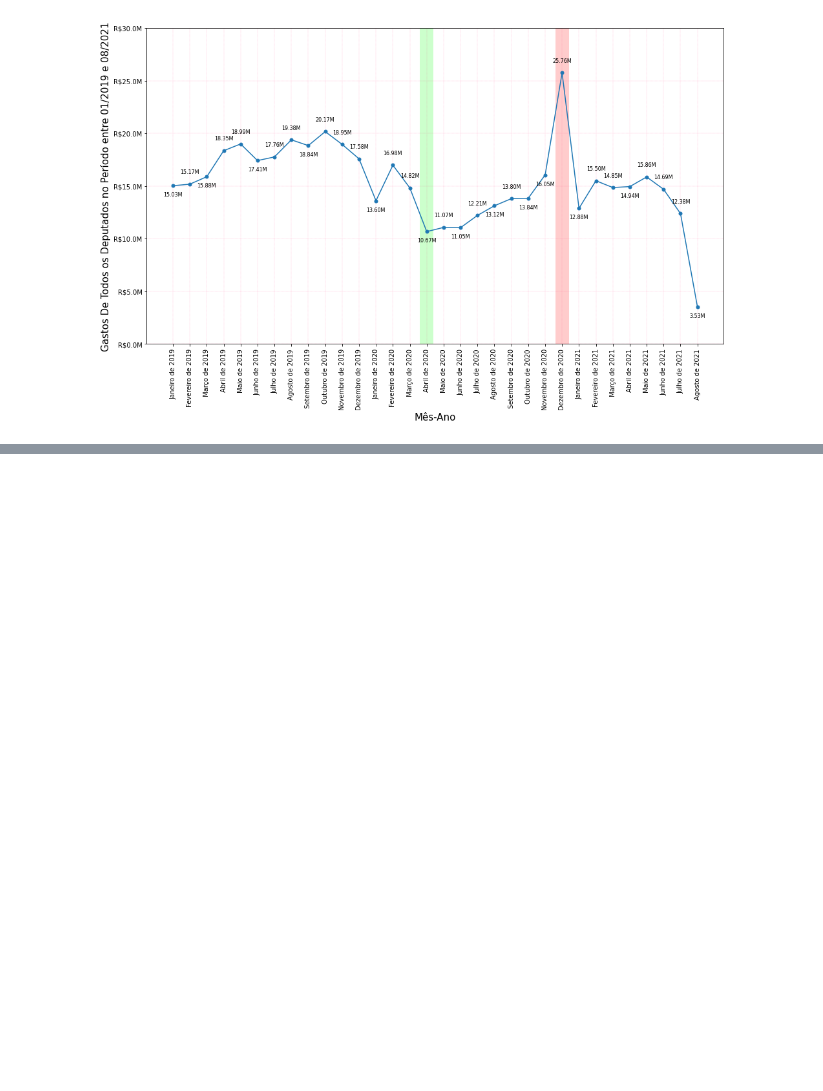
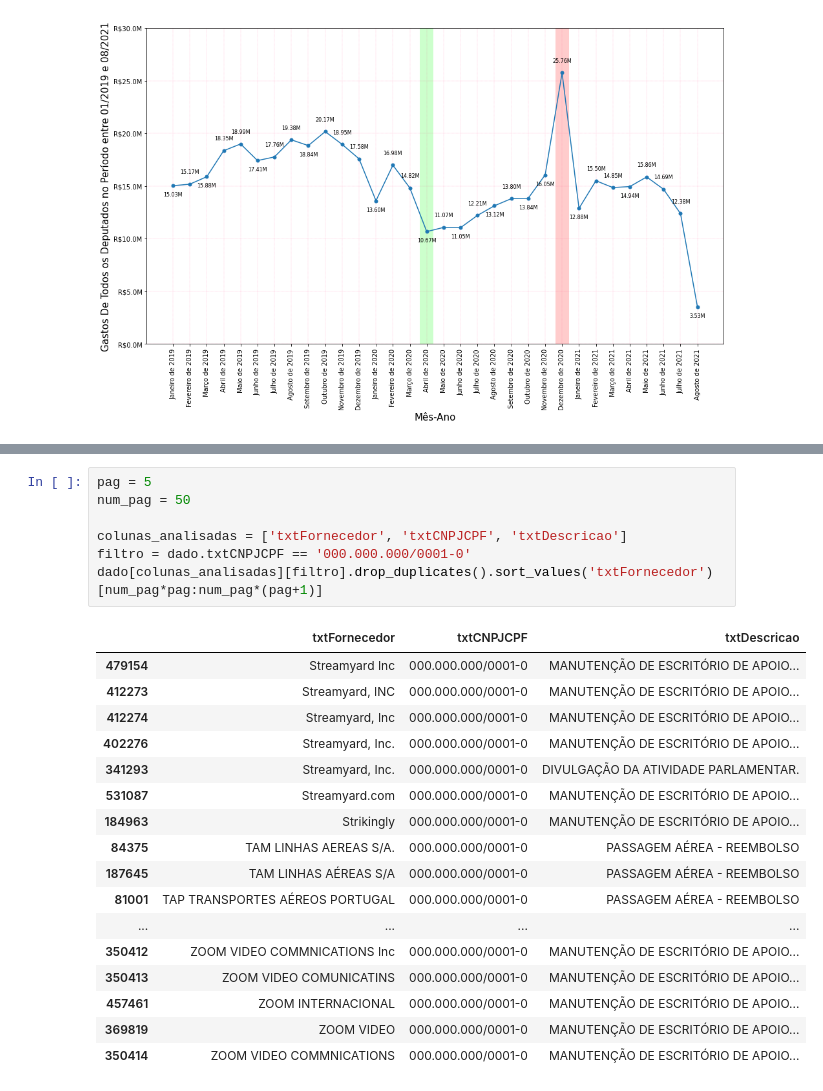
Before and after one commit to derekmartins/AnaliseCotaParlamentarDeputadosFederais, a Jupyter notebook: Análise Prévia.ipynb, the cells around one changed output, grey strips where cells are left out. Drawn from its saved outputs; the diff is of its cells as text; blank space fills up the shorter version.

```diff
--- a/Análise Prévia.ipynb
+++ b/Análise Prévia.ipynb
@@ -112,0 +219,25 @@ plt.show()
+# %%
+pag = 5
+num_pag = 50
+
+colunas_analisadas = ['txtFornecedor', 'txtCNPJCPF', 'txtDescricao']
+filtro = dado.txtCNPJCPF == '000.000.000/0001-0'
+dado[colunas_analisadas][filtro].drop_duplicates().sort_values('txtFornecedor')[num_pag*pag:num_pag*(pag+1)]
+# %% [output]
+|  | txtFornecedor | txtCNPJCPF | txtDescricao |
+| 479154 | Streamyard Inc | 000.000.000/0001-0 | MANUTENÇÃO DE ESCRITÓRIO DE APOIO... |
+| 412273 | Streamyard, INC | 000.000.000/0001-0 | MANUTENÇÃO DE ESCRITÓRIO DE APOIO... |
+| 412274 | Streamyard, Inc | 000.000.000/0001-0 | MANUTENÇÃO DE ESCRITÓRIO DE APOIO... |
+| 402276 | Streamyard, Inc. | 000.000.000/0001-0 | MANUTENÇÃO DE ESCRITÓRIO DE APOIO... |
+| 341293 | Streamyard, Inc. | 000.000.000/0001-0 | DIVULGAÇÃO DA ATIVIDADE PARLAMENTAR. |
+| 531087 | Streamyard.com | 000.000.000/0001-0 | MANUTENÇÃO DE ESCRITÓRIO DE APOIO... |
+| 184963 | Strikingly | 000.000.000/0001-0 | MANUTENÇÃO DE ESCRITÓRIO DE APOIO... |
+| 84375 | TAM LINHAS AEREAS S/A. | 000.000.000/0001-0 | PASSAGEM AÉREA - REEMBOLSO |
+| 187645 | TAM LINHAS AÉREAS S/A | 000.000.000/0001-0 | PASSAGEM AÉREA - REEMBOLSO |
+| 81001 | TAP TRANSPORTES AÉREOS PORTUGAL | 000.000.000/0001-0 | PASSAGEM AÉREA - REEMBOLSO |
+| ... | ... | ... | ... |
+| 350412 | ZOOM VIDEO COMMNICATIONS Inc | 000.000.000/0001-0 | MANUTENÇÃO DE ESCRITÓRIO DE APOIO... |
+| 350413 | ZOOM VIDEO COMUNICATINS | 000.000.000/0001-0 | MANUTENÇÃO DE ESCRITÓRIO DE APOIO... |
+| 457461 | ZOOM INTERNACIONAL | 000.000.000/0001-0 | MANUTENÇÃO DE ESCRITÓRIO DE APOIO... |
+| 369819 | ZOOM VIDEO | 000.000.000/0001-0 | MANUTENÇÃO DE ESCRITÓRIO DE APOIO... |
+| 350414 | ZOOM VIDEO COMMNICATIONS | 000.000.000/0001-0 | MANUTENÇÃO DE ESCRITÓRIO DE APOIO... |
```
Also changed, not shown: parts of 26 cells of this notebook, 2 other files.
